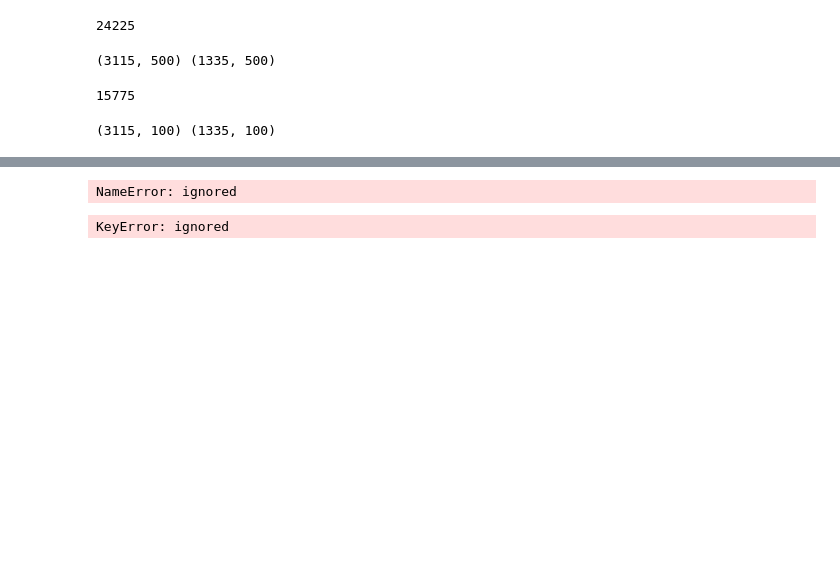
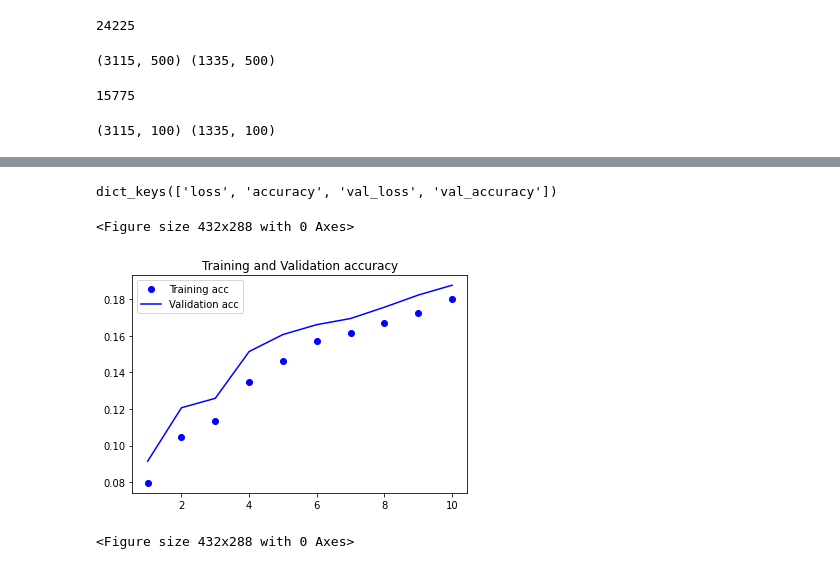
Before and after one commit to nishantgovil03/Research, a Jupyter notebook: Research.ipynb, the cells around one changed output, grey strips where cells are left out. Cells and saved outputs as stored; diff of their text form; code cells hidden in the pictures; blank space fills up the shorter version.

```diff
--- a/Research.ipynb
+++ b/Research.ipynb
@@ -144,6 +142,6 @@ NameError: ignored
 # %%
 history = model.fit([padded_X_train,padded_Y_train[:,:-1]],padded_Y_train[:,1:],
-          epochs=1,
+          epochs=10,
           validation_data=([padded_X_val,padded_Y_val[:,:-1]],padded_Y_val[:,1:]),
           batch_size=64)
 # %% [output]
@@ -152,4 +169,4 @@ history = model.fit([padded_X_train,padded_Y_train[:,:-1]],padded_Y_train[:,1:],
 history_dict = history.history
 history_dict.keys()
 # %% [output]
-NameError: ignored
+dict_keys(['loss', 'accuracy', 'val_loss', 'val_accuracy'])
@@ -156,7 +175,17 @@ NameError: ignored
 # %%
-acc = history.history['acc']
-val_acc = history.history['val_acc']
+acc = history.history['accuracy']
+val_acc = history.history['val_accuracy']
 loss = history.history['loss']
 val_loss = history.history['val_loss']
-# %% [output]
-KeyError: ignored
+# %%
+epochs = range(1,len(acc)+1)
+# %%
+plt.plot(epochs , acc , 'bo' ,  label = 'Training acc')
+plt.plot(epochs , val_acc , 'b' ,  label = 'Validation acc')
+plt.title('Training and Validation accuracy')
+plt.legend()
+plt.figure()
+# %% [output]
+<Figure size 432x288 with 0 Axes>
+[figure, added]
+<Figure size 432x288 with 0 Axes>
```
Also changed, not shown: parts of 6 cells of this notebook.
